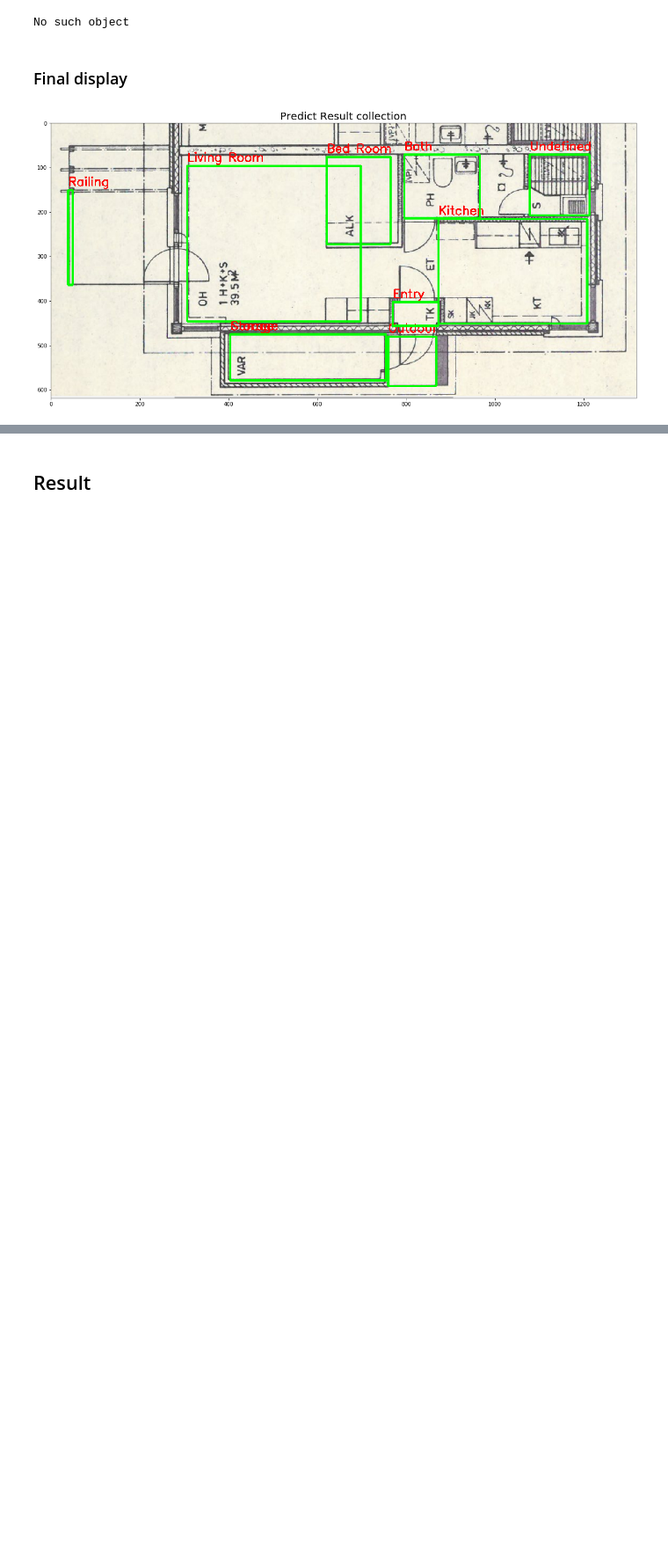
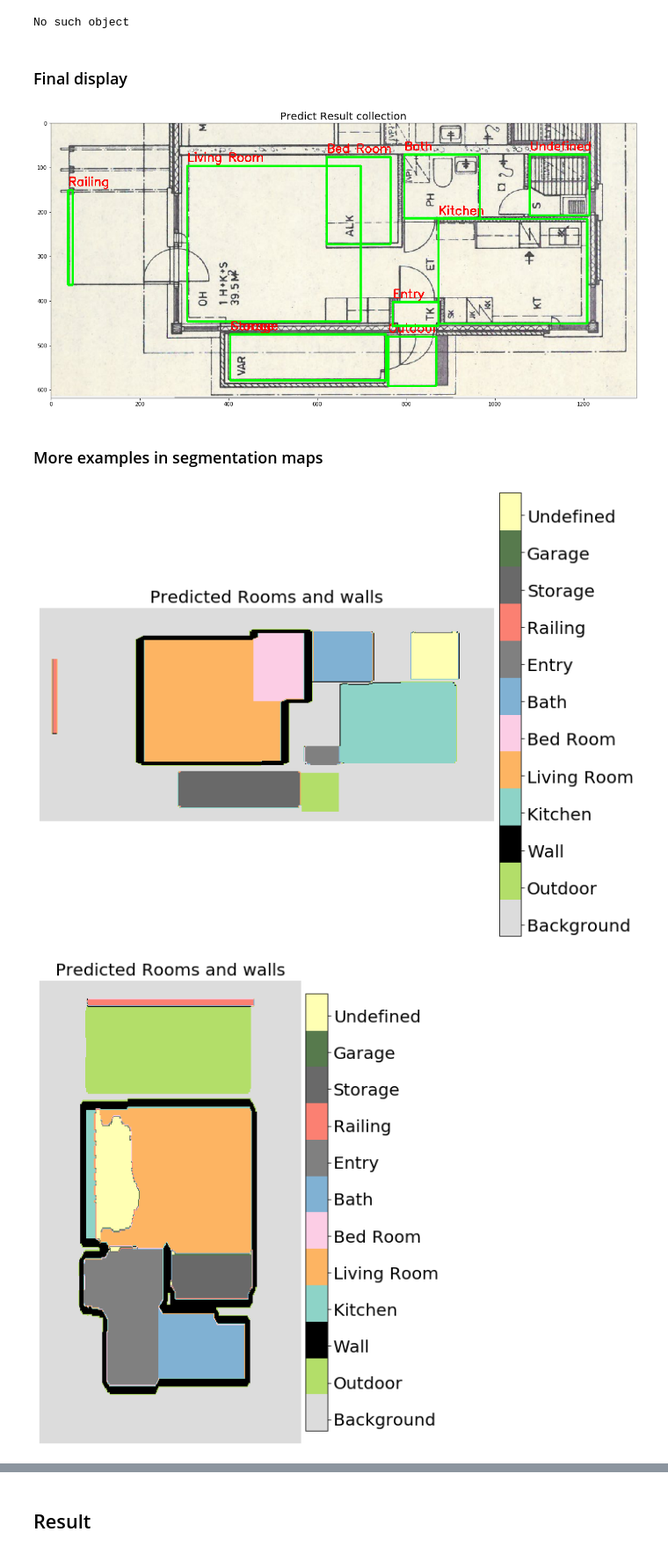
Before and after one commit to lianqiann/CubicasaProj, a Jupyter notebook: Final Deliverable - Room Detection.ipynb, the cells around one changed output, grey strips where cells are left out. Shown at 88% size. Cells and saved outputs as stored; diff of their text form; code cells hidden in the pictures; blank space fills up the shorter version.

```diff
--- a/Final Deliverable - Room Detection.ipynb
+++ b/Final Deliverable - Room Detection.ipynb
@@ -200,3 +200,13 @@ No such object
 rc = dm.collect_result()
 # %% [output]
 [figure]
+# %% [markdown]
+### More examples in segmentation maps
+# %%
+#observe the testset examples
+for i in range(10):
+    dm = Decode_Maskrcnn(dataset_val, i, model, nms = 1)
+    dm.get_segmap(0.1)
+# %% [output]
+[figure, added]
+[figure, added]
```
Also changed, not shown: parts of 3 cells of this notebook, 1 other file.
